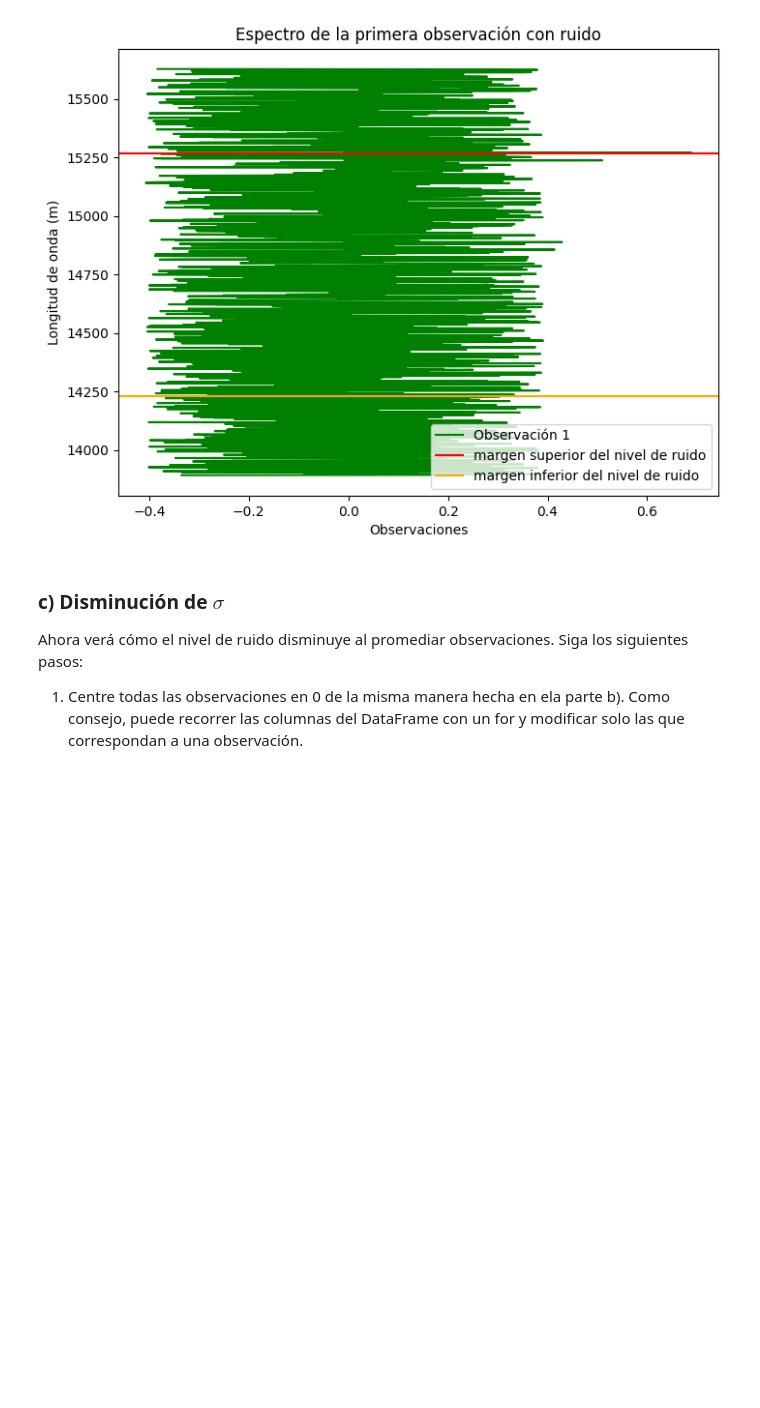
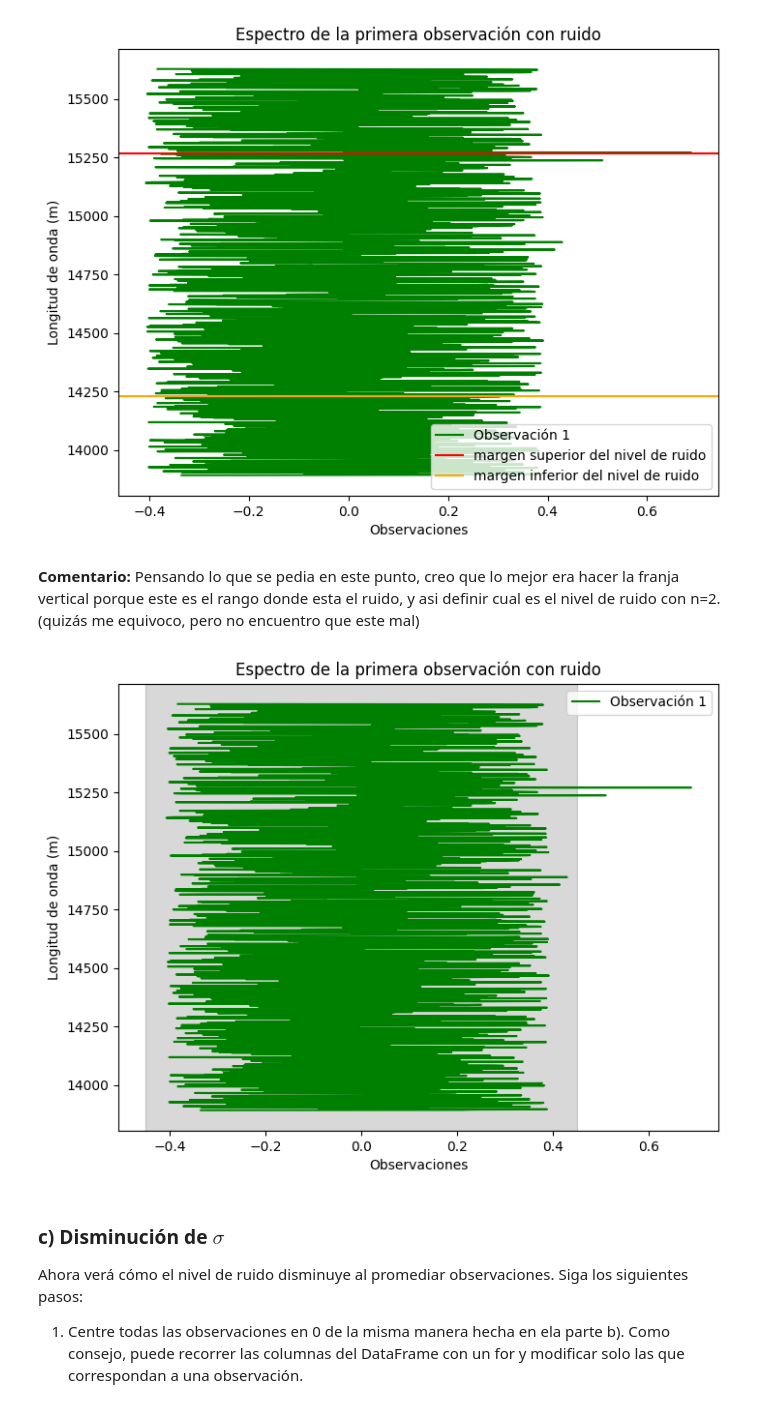
Before and after one commit to Xavier204/Tarea-2, a Jupyter notebook: Tarea2.ipynb, the cells around one changed output. Cells and saved outputs as stored; diff of their text form; code cells hidden in the pictures; blank space fills up the shorter version.

```diff
--- a/Tarea2.ipynb
+++ b/Tarea2.ipynb
@@ -356,6 +359,20 @@ plt.show()
 # %% [output]
 Desviación estandar del ruido: 0.22495875092219347
 [figure]
+# %% [markdown]
+**Comentario:** Pensando lo que se pedia en este punto, creo que lo mejor era hacer la franja vertical porque este es el rango donde esta el ruido, y asi definir cual es el nivel de ruido con n=2. (quizás me equivoco, pero no encuentro que este mal)
+# %%
+n=2
+plt.figure(figsize=(8, 6))
+plt.plot(ruido_corregido, data["Wlth"][ruido.index], color="green", label="Observación 1")
+plt.axvspan(- n*des_est_ruido, n*des_est_ruido, alpha=0.3, color='gray')
+plt.xlabel("Observaciones")
+plt.ylabel("Longitud de onda (m)")
+plt.title("Espectro de la primera observación con ruido")
+plt.legend()
+plt.show()
+# %% [output]
+[figure, added]
 # %% [markdown]
 ### c) Disminución de $\sigma$
 
```
Also changed, not shown: parts of 7 cells of this notebook.
